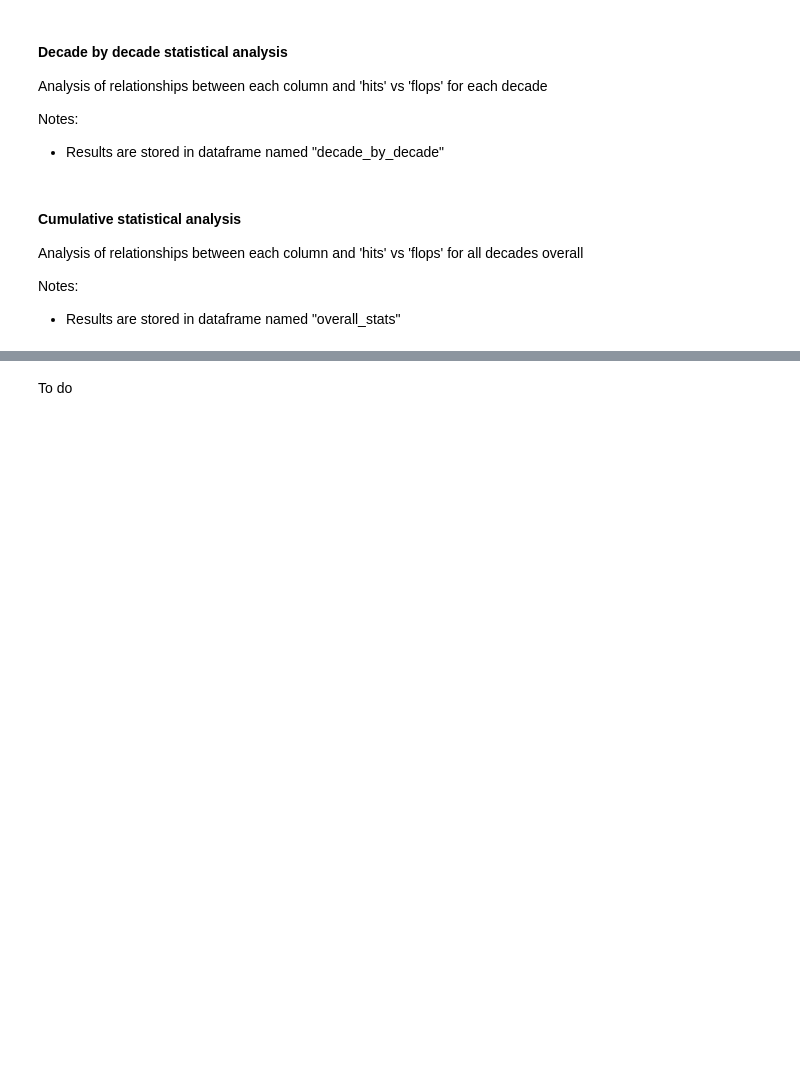
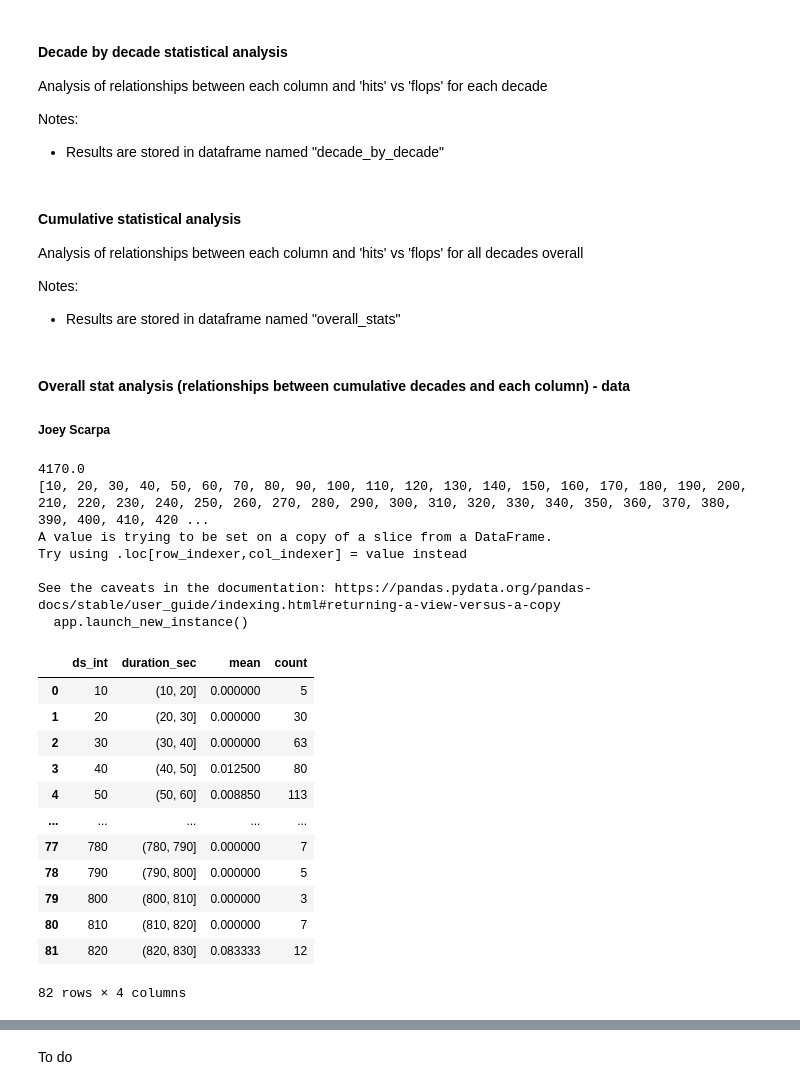
Before and after one commit to josephcscarpa/CS216GP, a Jupyter notebook: project.ipynb, the cells around one changed output, grey strips where cells are left out. Saved outputs shown, nothing was run; the diff lists cells and outputs as text; code cells hidden in the pictures; blank space fills up the shorter version.

```diff
--- a/project.ipynb
+++ b/project.ipynb
@@ -102,0 +147,42 @@ overall_stats = pd.DataFrame()
+# %% [markdown]
+#### Overall stat analysis (relationships between cumulative decades and each column) - data
+##### Joey Scarpa
+# %%
+# Target proportion versus duration in seconds.
+bin_max = data["duration_sec"].max()
+print(bin_max)
+i = 1
+bin_arr = []
+while i * 10 < bin_max+10:
+    bin_arr.append(i*10)
+    i+=1
+print(bin_arr)
+bins = pd.cut(data['duration_sec'], bin_arr )
+target_prop_by_duration = data.groupby(bins)['target'].agg(["mean", "count"]).reset_index().dropna()
+#target_prop_by_duration
+
+target_prop_by_duration_sliced = target_prop_by_duration[:82]
+target_prop_by_duration_sliced.insert(0, 'ds_int', range(1, 1+ len(target_prop_by_duration_sliced)))
+target_prop_by_duration_sliced["ds_int"] = target_prop_by_duration_sliced["ds_int"] *10
+target_prop_by_duration_sliced
+# %% [output]
+4170.0
+[10, 20, 30, 40, 50, 60, 70, 80, 90, 100, 110, 120, 130, 140, 150, 160, 170, 180, 190, 200, 210, 220, 230, 240, 250, 260, 270, 280, 290, 300, 310, 320, 330, 340, 350, 360, 370, 380, 390, 400, 410, 420 ...
+A value is trying to be set on a copy of a slice from a DataFrame.
+Try using .loc[row_indexer,col_indexer] = value instead
+
+See the caveats in the documentation: https://pandas.pydata.org/pandas-docs/stable/user_guide/indexing.html#returning-a-view-versus-a-copy
+  app.launch_new_instance()
+|  | ds_int | duration_sec | mean | count |
+| 0 | 10 | (10, 20] | 0.000000 | 5 |
+| 1 | 20 | (20, 30] | 0.000000 | 30 |
+| 2 | 30 | (30, 40] | 0.000000 | 63 |
+| 3 | 40 | (40, 50] | 0.012500 | 80 |
+| 4 | 50 | (50, 60] | 0.008850 | 113 |
+| ... | ... | ... | ... | ... |
+| 77 | 780 | (780, 790] | 0.000000 | 7 |
+| 78 | 790 | (790, 800] | 0.000000 | 5 |
+| 79 | 800 | (800, 810] | 0.000000 | 3 |
+| 80 | 810 | (810, 820] | 0.000000 | 7 |
+| 81 | 820 | (820, 830] | 0.083333 | 12 |
+82 rows × 4 columns
```
Also changed, not shown: parts of 10 cells of this notebook.
